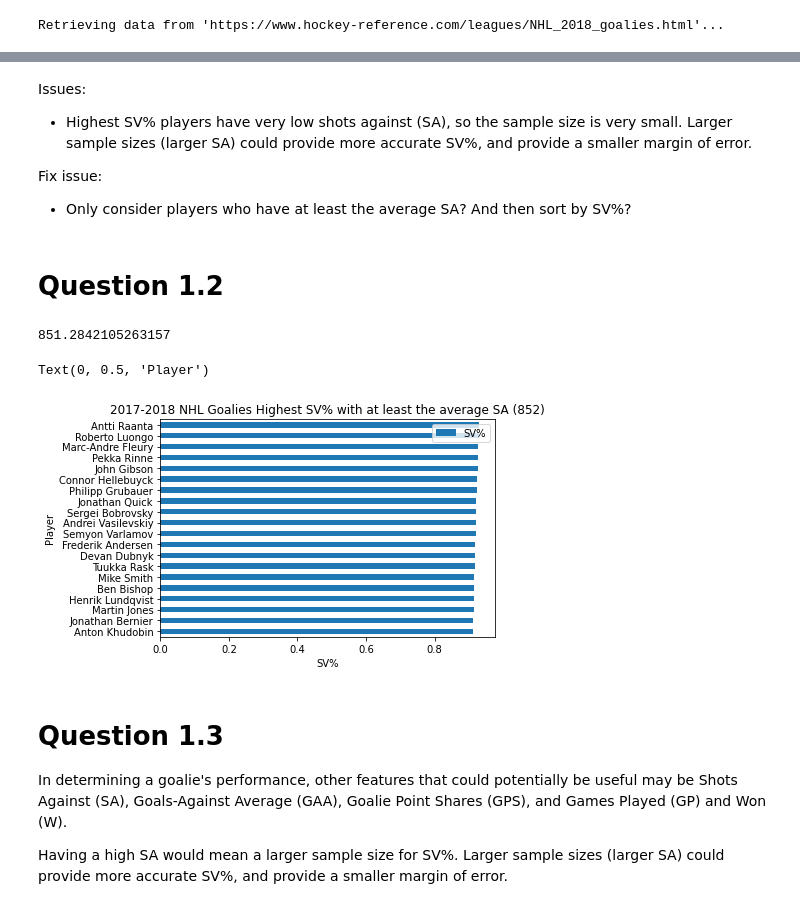
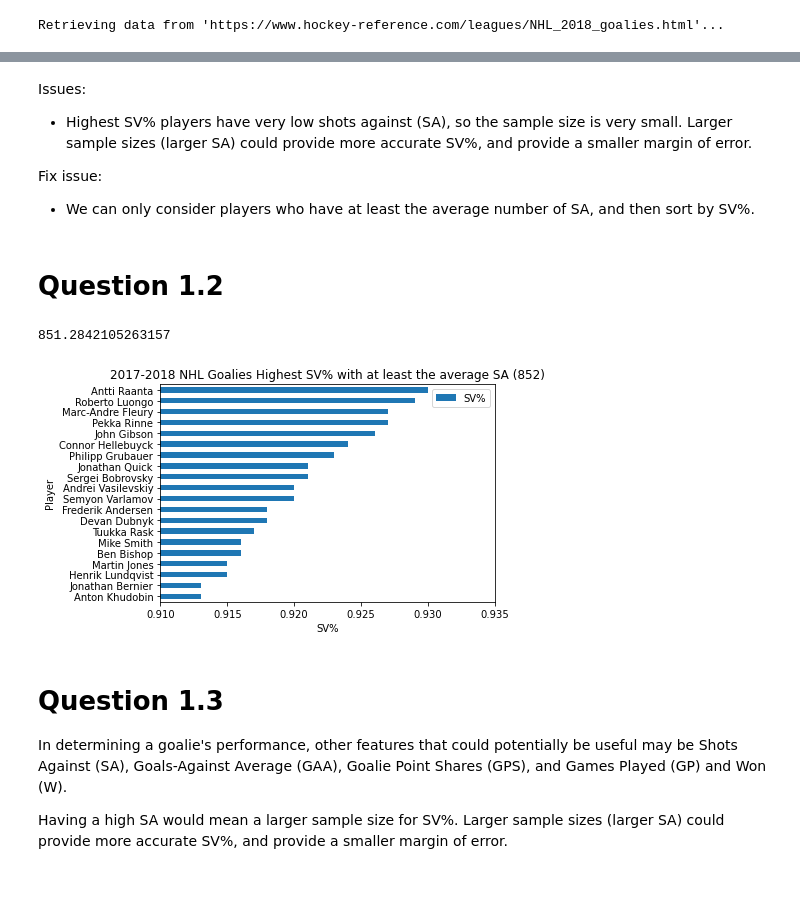
Before and after one commit to IreneZhou0129/IFT6758_m1, a Jupyter notebook: notebooks/q1.ipynb, the cells around one changed output, grey strips where cells are left out. Drawn from its saved outputs; the diff is of its cells as text; code cells hidden in the pictures.

```diff
--- a/notebooks/q1.ipynb
+++ b/notebooks/q1.ipynb
@@ -93,4 +61,4 @@ Issues:
 - Highest SV% players have very low shots against (SA), so the sample size is very small. Larger sample sizes (larger SA) could provide more accurate SV%, and provide a smaller margin of error.
 
 Fix issue:
-- Only consider players who have at least the average SA? And then sort by SV%?
+- We can only consider players who have at least the average number of SA, and then sort by SV%.
@@ -106,41 +66,27 @@ Fix issue:
 # Question 1.2
 # %%
 import pandas as pd
+import matplotlib.pyplot as plt
 
 
-# df_2018_top_20 = df_2018.head(20)
-# df_2018_top_20 = df_2018_top_20.sort_values(by=['SV%'])
-# print(df_2018_top_20)
-# df_2018_top_20["SV%"] = df_2018_top_20["SV%"].astype(float)
-# df_2018_top_20 = df_2018_top_20[['Player', 'SV%']]
-# # print(df_2018_top_20)
-# # pf = df_2018_top_20
-# # print(list(df_2018_top_20.columns))
-
-# # print(df_2018_top_20["SV%"])
-# # print('print(pd.to_numeric(df_2018_top_20["SV%"]))')
-# # print(pd.to_numeric(df_2018_top_20["SV%"]))
-# df_2018_top_20 = pd.DataFrame({"SV%": pd.to_numeric(df_2018_top_20["SV%"]), "Player": df_2018_top_20["Player"]})
-# ax = df_2018_top_20.plot.barh(y='SV%', x='Player', rot=0)
-
-######
 SA_mean = df_2018['SA'].astype(float).mean()
 print(SA_mean)
 
 df_2018_large_SA = df_2018[df_2018['SA'].astype(float) > SA_mean]
 df_2018_large_SA_sorted_SV = df_2018_large_SA.sort_values(by=['SV%'], ascending=False)
 df_2018_large_SA_sorted_SV_head_20 = df_2018_large_SA_sorted_SV.head(20)
 df_2018_large_SA_sorted_SV_head_20_sorted_descending = df_2018_large_SA_sorted_SV_head_20.sort_values(by=['SV%'], ascending=True)
 df_2018_large_SA_sorted_SV_head_20_sorted_descending = df_2018_large_SA_sorted_SV_head_20_sorted_descending[['Player', 'SV%']]
 
 df_2018_large_SA_sorted_SV_head_20_sorted_descending = pd.DataFrame({"SV%": pd.to_numeric(df_2018_large_SA_sorted_SV_head_20_sorted_descending["SV%"]), "Player": df_2018_large_SA_sorted_SV_head_20_sorted_descending["Player"]})
 ax = df_2018_large_SA_sorted_SV_head_20_sorted_descending.plot.barh(y='SV%', x='Player', rot=0, title='2017-2018 NHL Goalies Highest SV% with at least the average SA (852)')
 ax.set_xlabel("SV%")
 ax.set_ylabel("Player")
+ax.set_xlim(0.91, 0.935)
+ax.figure.savefig('q1_2.png')
 # %% [output]
 851.2842105263157
-Text(0, 0.5, 'Player')
-[figure, old version]
+[figure, new version]
 # %% [markdown]
 # Question 1.3
 
```
Also changed, not shown: parts of 5 cells of this notebook.
